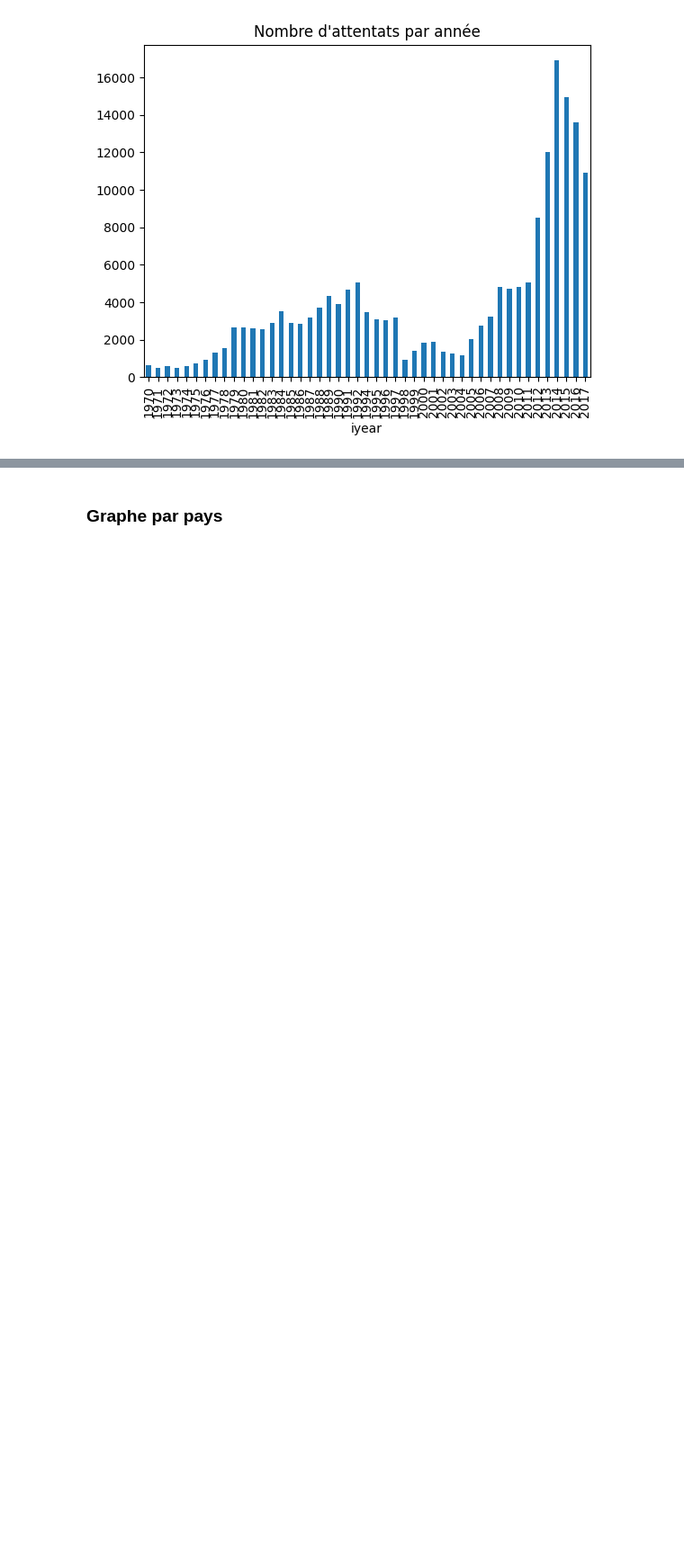
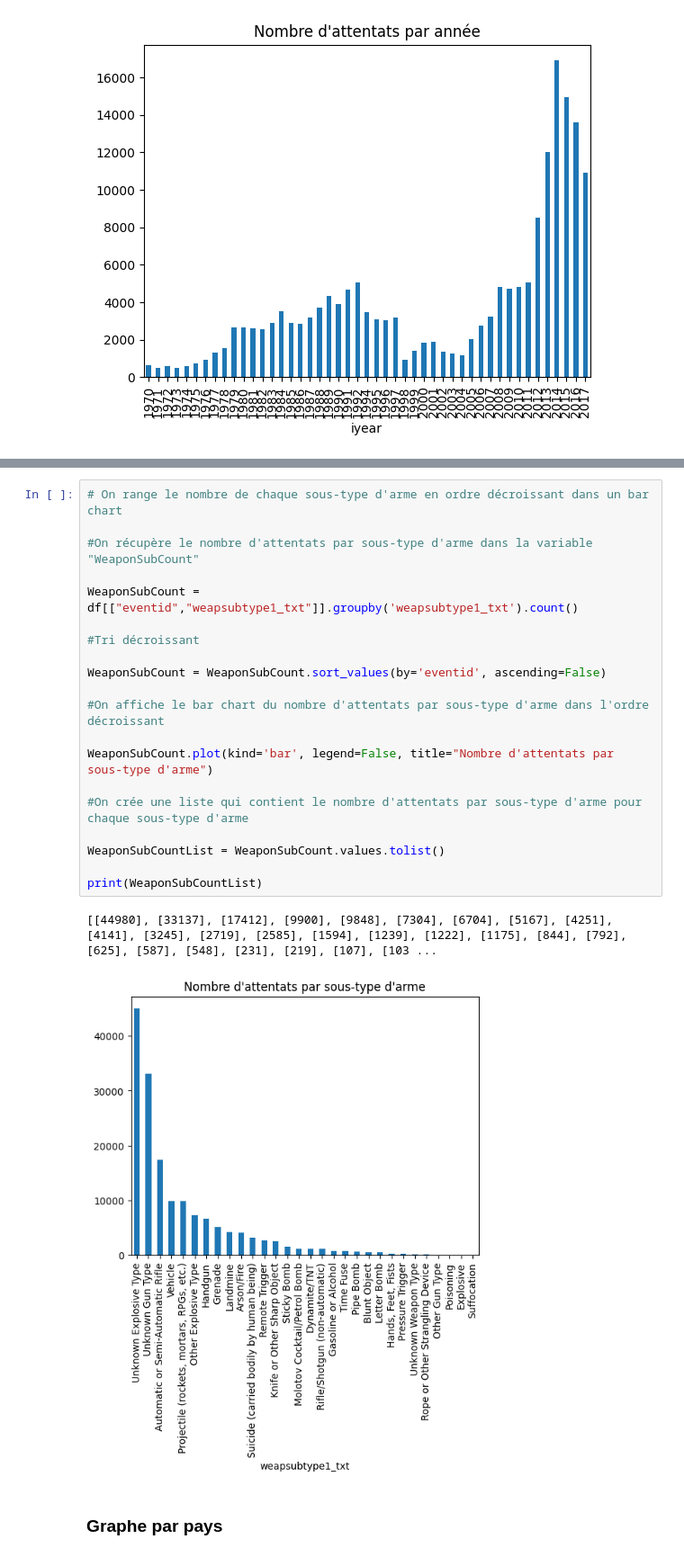
Before and after one commit to ThomasAlvarezRodriguez/AIC, a Jupyter notebook: AIC_Alexandre.ipynb, the cells around one changed output, grey strips where cells are left out. Shown at 90% size. Saved outputs shown, nothing was run; the diff lists cells and outputs as text; blank space fills up the shorter version.

```diff
--- a/AIC_Alexandre.ipynb
+++ b/AIC_Alexandre.ipynb
@@ -109,3 +157,26 @@ print(YearCountList)
+# %%
+# On range le nombre de chaque sous-type d'arme en ordre décroissant dans un bar chart
+
+#On récupère le nombre d'attentats par sous-type d'arme dans la variable "WeaponSubCount"
+
+WeaponSubCount = df[["eventid","weapsubtype1_txt"]].groupby('weapsubtype1_txt').count()
+
+#Tri décroissant
+
+WeaponSubCount = WeaponSubCount.sort_values(by='eventid', ascending=False)
+
+#On affiche le bar chart du nombre d'attentats par sous-type d'arme dans l'ordre décroissant
+
+WeaponSubCount.plot(kind='bar', legend=False, title="Nombre d'attentats par sous-type d'arme")
+
+#On crée une liste qui contient le nombre d'attentats par sous-type d'arme pour chaque sous-type d'arme
+
+WeaponSubCountList = WeaponSubCount.values.tolist()
+
+print(WeaponSubCountList)
+# %% [output]
+[[44980], [33137], [17412], [9900], [9848], [7304], [6704], [5167], [4251], [4141], [3245], [2719], [2585], [1594], [1239], [1222], [1175], [844], [792], [625], [587], [548], [231], [219], [107], [103 ...
+[figure, added]
 # %% [markdown]
 ### Graphe par pays
 # %%
```
Also changed, not shown: parts of 4 cells of this notebook.
